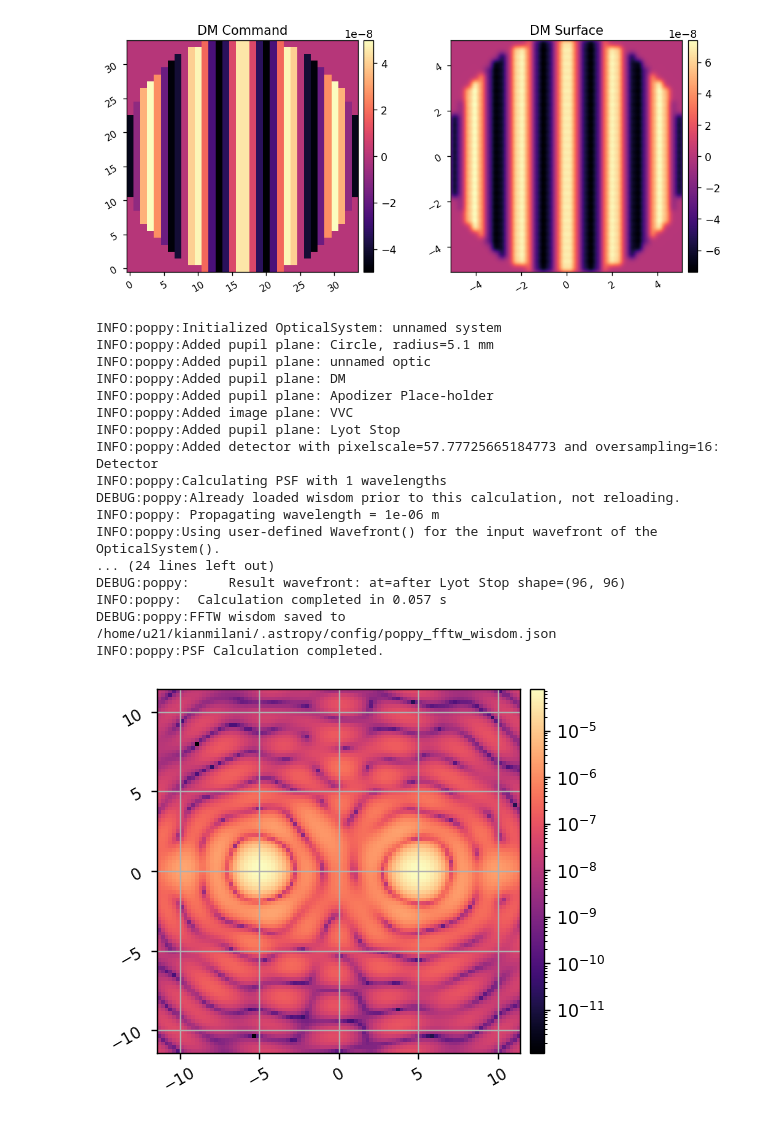
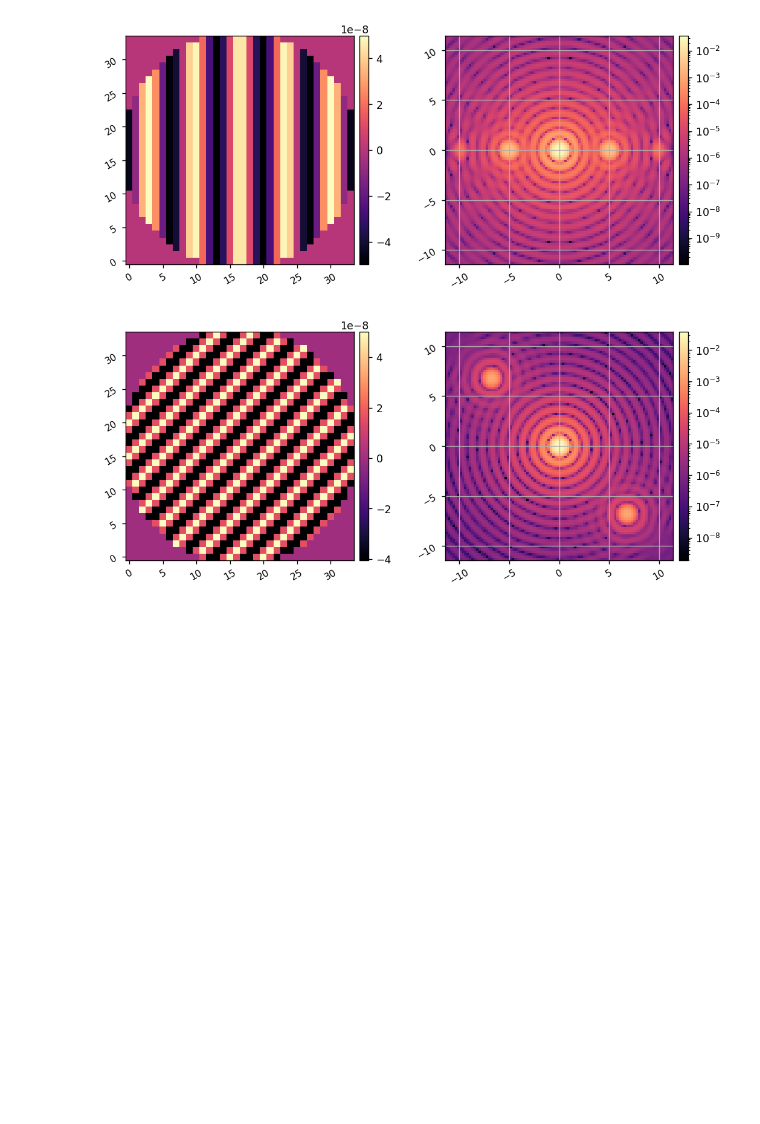
Before and after one commit to kian1377/apra-howfsc-models, a Jupyter notebook: test_compact_model.ipynb, the cells around one changed output. Saved outputs shown, nothing was run; the diff lists cells and outputs as text; code cells hidden in the pictures; blank space fills up the shorter version.

Commit message:
integrating the shifted high-order errors into the coronagraph model and fixing bug with compact model

```diff
--- a/test_compact_model.ipynb
+++ b/test_compact_model.ipynb
@@ -95,4 +75,9 @@ PSF calculated in 0.071s
 # %%
+poppy_log.disabled = True
+
+reload(compact)
+c = compact.CORO()
+
 Nact = c.Nact
 
 xpp = np.linspace(-c.Nact/2, c.Nact/2-1, c.Nact) + 1/2
@@ -105,14 +90,10 @@ com_1 = amp*np.cos(2*np.pi*ppx*separation/Nact)*c.dm_mask
 com_2 = amp*np.cos(2*np.pi*(ppx - ppy)/separation)*c.dm_mask
 
 c.set_dm(com_1)
-c.show_dm()
 im1 = c.snap()
-misc.imshow1(im1, pxscl=c.psf_pixelscale_lamD, lognorm=True, grid=True)
+imshow2(c.get_dm(), im1, pxscl2=c.psf_pixelscale_lamD, lognorm2=True, grid2=True)
 
 c.set_dm(com_2)
-c.show_dm()
 im2 = c.snap()
-misc.imshow1(im2, pxscl=c.psf_pixelscale_lamD, lognorm=True, grid=True)
-
-c.reset_dm()
+imshow2(c.get_dm(), im2, pxscl2=c.psf_pixelscale_lamD, lognorm2=True, grid2=True)
 # %% [output]
@@ -121,19 +100,2 @@ WARNING:poppy:Oversampling > 2x suggested for reliable results in Fresnel propag
-[figure, old version]
+[figure, new version]
-INFO:poppy:Initialized OpticalSystem: unnamed system
-INFO:poppy:Added pupil plane: Circle, radius=5.1 mm
-INFO:poppy:Added pupil plane: unnamed optic
-INFO:poppy:Added pupil plane: DM
-INFO:poppy:Added pupil plane: Apodizer Place-holder
-INFO:poppy:Added image plane: VVC
-INFO:poppy:Added pupil plane: Lyot Stop
-INFO:poppy:Added detector with pixelscale=57.77725665184773 and oversampling=16: Detector
-INFO:poppy:Calculating PSF with 1 wavelengths
-DEBUG:poppy:Already loaded wisdom prior to this calculation, not reloading.
-INFO:poppy: Propagating wavelength = 1e-06 m
-INFO:poppy:Using user-defined Wavefront() for the input wavefront of the OpticalSystem().
-... (24 lines left out)
-DEBUG:poppy:     Result wavefront: at=after Lyot Stop shape=(96, 96)
-INFO:poppy:  Calculation completed in 0.057 s
-DEBUG:poppy:FFTW wisdom saved to /home/u21/kianmilani/.astropy/config/poppy_fftw_wisdom.json
-INFO:poppy:PSF Calculation completed.
-[figure, old version]
+[figure, new version]
```
Also changed, not shown: parts of 7 cells of this notebook, 8 other files.
